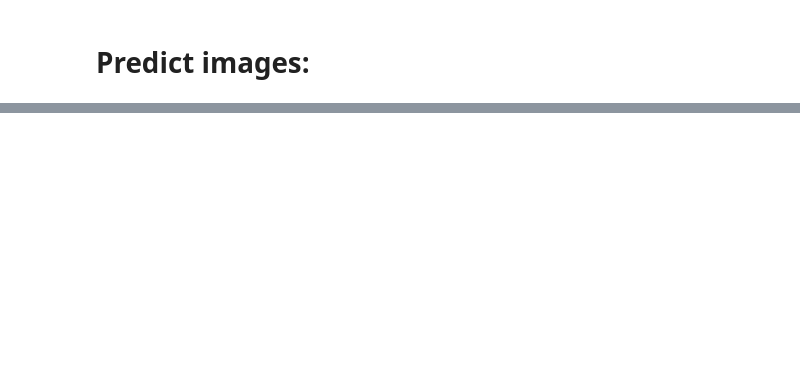
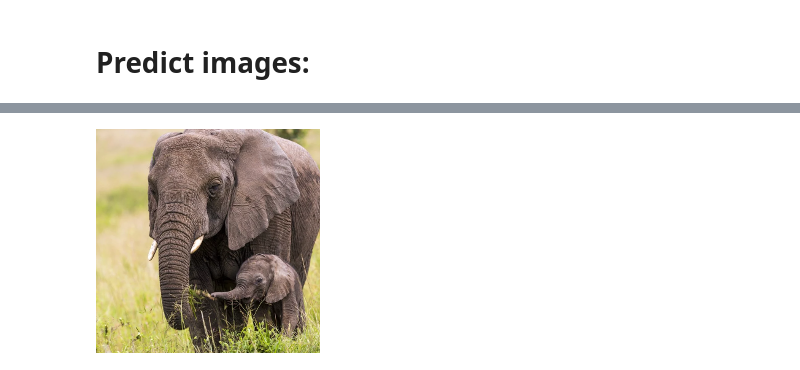
Before and after one commit to andreasdominik/NNHelferlein.jl, a Jupyter notebook: examples/pretrained_vgg.ipynb, the cells around one changed output, grey strips where cells are left out. Saved outputs shown, nothing was run; the diff lists cells and outputs as text; code cells hidden in the pictures; blank space fills up the shorter version.

```diff
--- a/examples/pretrained_vgg.ipynb
+++ b/examples/pretrained_vgg.ipynb
@@ -57,2 +117,6 @@ vgg = Classifier(
+# %%
+load("../data/elecat_224/ele-224.png")
+# %% [output]
+[figure, added]
 # %%
 imgs = mk_image_minibatch("../data/elecat_224", 16, train=false, pre_proc=preproc_imagenet)
```
Also changed, not shown: parts of 13 cells of this notebook.
